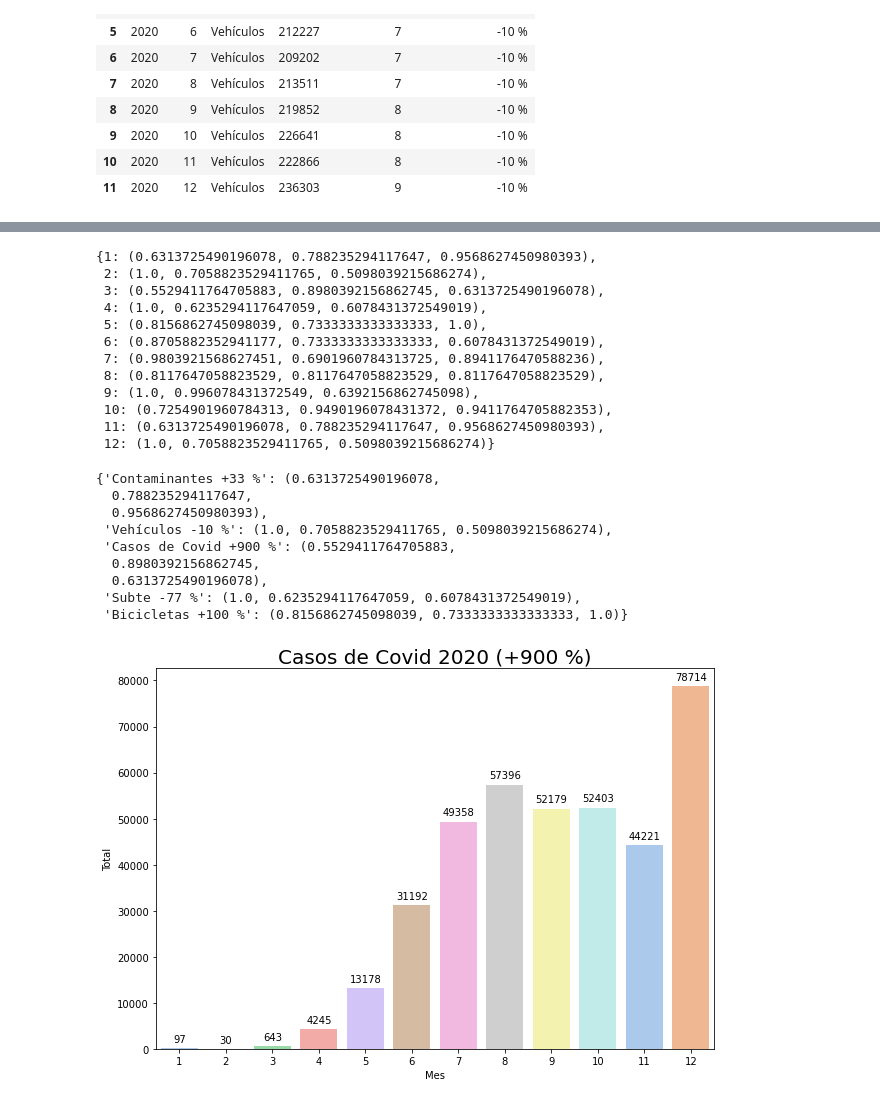
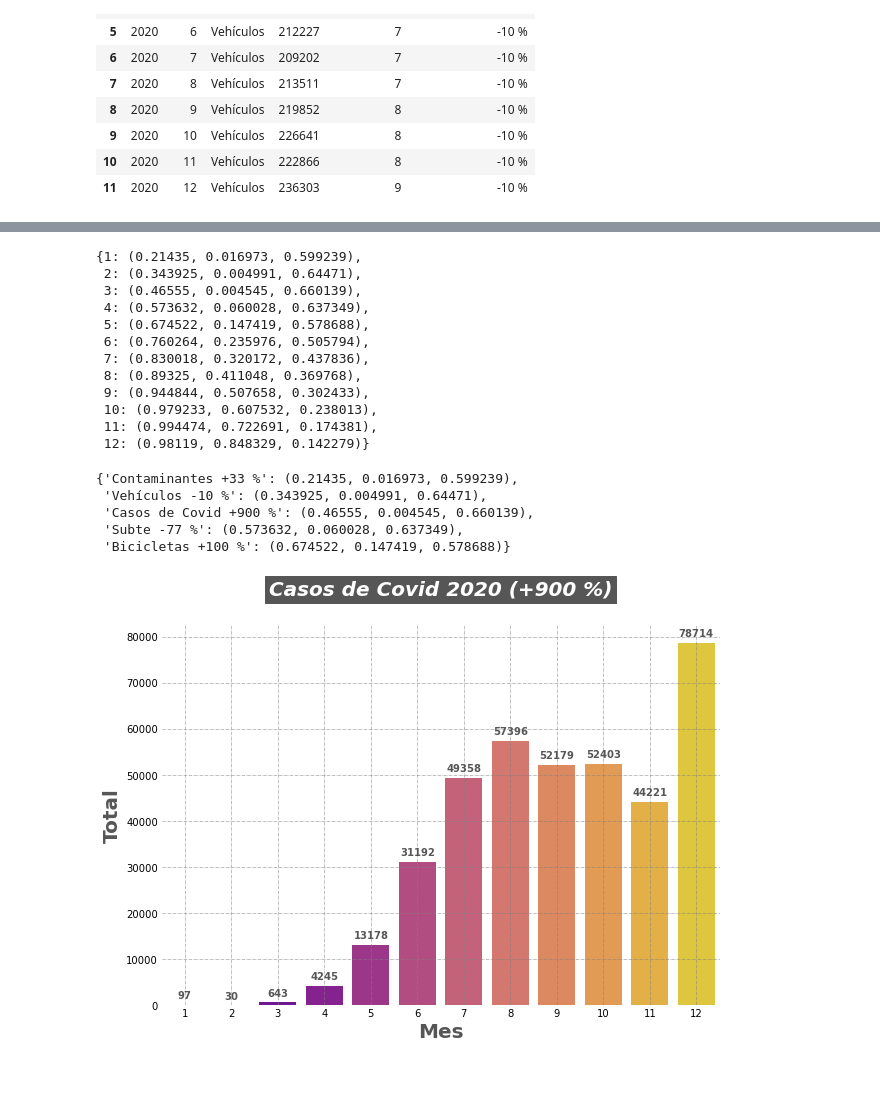
Before and after one commit to fernandorgonzalez/cursos-eant-python_data_analytics-proyecto, a Jupyter notebook: pda-lm-n-294-1.ipynb, the cells around one changed output, grey strips where cells are left out. Cells and saved outputs as stored; diff of their text form; code cells hidden in the pictures; blank space fills up the shorter version.

```diff
--- a/pda-lm-n-294-1.ipynb
+++ b/pda-lm-n-294-1.ipynb
@@ -145,52 +151,53 @@ sns.color_palette('pastel',12)
 # %%
 paleta_meses = {}
 for i in range(0,12):
-    paleta_meses[i+1] = sns.color_palette('pastel',12)[i]
+    paleta_meses[i+1] = sns.color_palette('plasma',12)[i]
 paleta_meses
 # %% [output]
-{1: (0.6313725490196078, 0.788235294117647, 0.9568627450980393),
- 2: (1.0, 0.7058823529411765, 0.5098039215686274),
- 3: (0.5529411764705883, 0.8980392156862745, 0.6313725490196078),
- 4: (1.0, 0.6235294117647059, 0.6078431372549019),
- 5: (0.8156862745098039, 0.7333333333333333, 1.0),
- 6: (0.8705882352941177, 0.7333333333333333, 0.6078431372549019),
- 7: (0.9803921568627451, 0.6901960784313725, 0.8941176470588236),
- 8: (0.8117647058823529, 0.8117647058823529, 0.8117647058823529),
- 9: (1.0, 0.996078431372549, 0.6392156862745098),
- 10: (0.7254901960784313, 0.9490196078431372, 0.9411764705882353),
- 11: (0.6313725490196078, 0.788235294117647, 0.9568627450980393),
- 12: (1.0, 0.7058823529411765, 0.5098039215686274)}
+{1: (0.21435, 0.016973, 0.599239),
+ 2: (0.343925, 0.004991, 0.64471),
+ 3: (0.46555, 0.004545, 0.660139),
+ 4: (0.573632, 0.060028, 0.637349),
+ 5: (0.674522, 0.147419, 0.578688),
+ 6: (0.760264, 0.235976, 0.505794),
+ 7: (0.830018, 0.320172, 0.437836),
+ 8: (0.89325, 0.411048, 0.369768),
+ 9: (0.944844, 0.507658, 0.302433),
+ 10: (0.979233, 0.607532, 0.238013),
+ 11: (0.994474, 0.722691, 0.174381),
+ 12: (0.98119, 0.848329, 0.142279)}
 # %%
 paleta_transportes = {}
 for i in range(0,len(df['Diciembre Vs Enero'].value_counts().index)):
-    paleta_transportes[df['Diciembre Vs Enero'].value_counts().index[i]] = sns.color_palette('pastel',12)[i]
+    paleta_transportes[df['Diciembre Vs Enero'].value_counts().index[i]] = sns.color_palette('plasma',12)[i]
 paleta_transportes
 # %% [output]
-{'Contaminantes +33 %': (0.6313725490196078,
-  0.788235294117647,
-  0.9568627450980393),
- 'Vehículos -10 %': (1.0, 0.7058823529411765, 0.5098039215686274),
- 'Casos de Covid +900 %': (0.5529411764705883,
-  0.8980392156862745,
-  0.6313725490196078),
- 'Subte -77 %': (1.0, 0.6235294117647059, 0.6078431372549019),
- 'Bicicletas +100 %': (0.8156862745098039, 0.7333333333333333, 1.0)}
+{'Contaminantes +33 %': (0.21435, 0.016973, 0.599239),
+ 'Vehículos -10 %': (0.343925, 0.004991, 0.64471),
+ 'Casos de Covid +900 %': (0.46555, 0.004545, 0.660139),
+ 'Subte -77 %': (0.573632, 0.060028, 0.637349),
+ 'Bicicletas +100 %': (0.674522, 0.147419, 0.578688)}
 # %%
 plt.figure(figsize=(10,7))
 s = sns.barplot(data = df_covid,
             x = 'MES',
             y = 'TOTAL',
             palette = paleta_meses)
 for p in s.patches:
     s.annotate(int(p.get_height()),
                    (p.get_x() + p.get_width() / 2., p.get_height()),
                    ha = 'center', va = 'center',
                    size=10,
                    xytext = (0, 9),
-                   textcoords = 'offset points')
-plt.title("Casos de Covid 2020 (" + df_covid.iloc[0][5] + ")", fontsize = 20)
-plt.xlabel('Mes')
-plt.ylabel('Total')
+                   textcoords = 'offset points',
+                   weight="bold",color="#565656")
+plt.title("Casos de Covid 2020 (" + df_covid.iloc[0][5] + ")", fontsize = 20,backgroundcolor="#565656",
+  weight="bold",color="white",style="italic",loc="center",pad=30)
+plt.xlabel('Mes',weight="bold",size=20,color="#565656")
+plt.ylabel('Total',weight="bold",size=20,color="#565656")
+plt.tick_params(labelsize=10,length=0)
+plt.box(False)
+plt.grid(linewidth=0.5,color="grey",linestyle="-.")
 plt.show()
 # %% [output]
-[figure, old version]
+[figure, new version]
```
Also changed, not shown: parts of 14 cells of this notebook, 3 other files.
